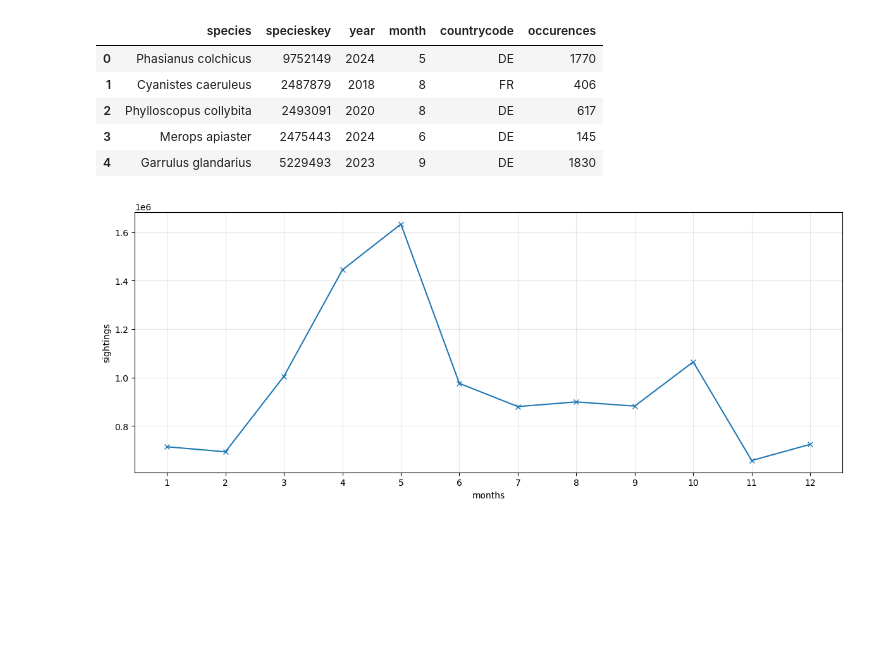
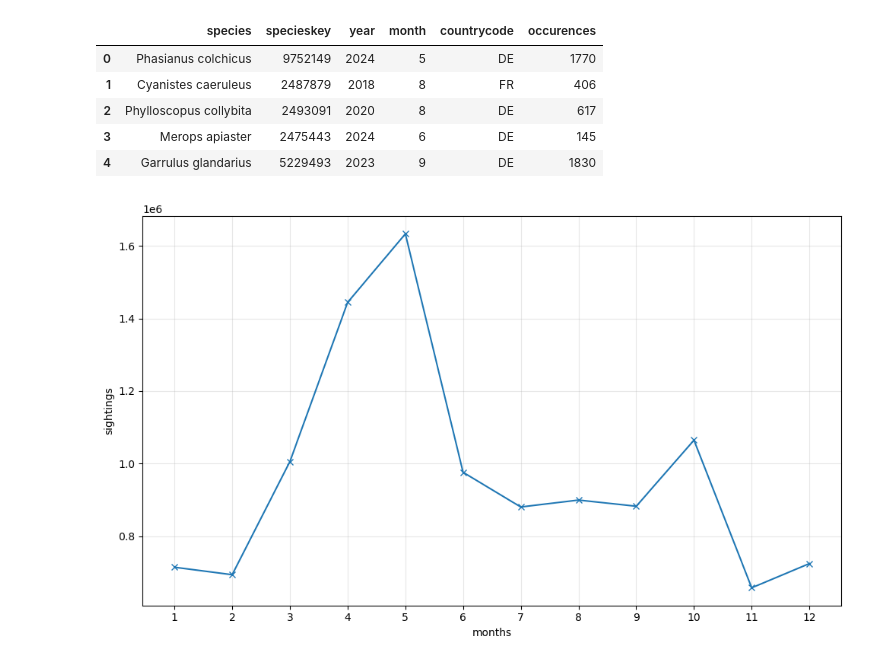
Before and after one commit to Ilse547/SE42-datasciencebasics, a Jupyter notebook: Q2.ipynb, the cells around one changed output. Cells and saved outputs as stored; diff of their text form; code cells hidden in the pictures; blank space fills up the shorter version.

Commit message:
Change plot sizes

```diff
--- a/Q2.ipynb
+++ b/Q2.ipynb
@@ -5,7 +5,7 @@ import pandas as pd
 import matplotlib.pyplot as mpl
 import numpy as np
 # %%
-df = pd.read_csv("<PATH>0035785-251025141854904.csv",
+df = pd.read_csv("<PATH>/0035785-251025141854904.csv",
 sep="\t",
 skiprows=1,
 names=[
@@ -33,13 +33,13 @@ df.head()
 # %%
 month_cnt=(df.groupby('month',as_index=False)['occurences'].sum().sort_values('month'))
 # %%
-mpl.figure(figsize=(12,5))
+mpl.figure(figsize=(10,6))
 mpl.plot(month_cnt['month'],month_cnt['occurences'],marker="x")
 mpl.xlabel('months')
 mpl.ylabel('sightings')
 mpl.xticks(range(1,13))
 mpl.grid(True,alpha=0.3)
 mpl.tight_layout()
 mpl.show()
 # %% [output]
-[figure, old version]
+[figure, new version]
```
Also changed, not shown: 8 other files.
